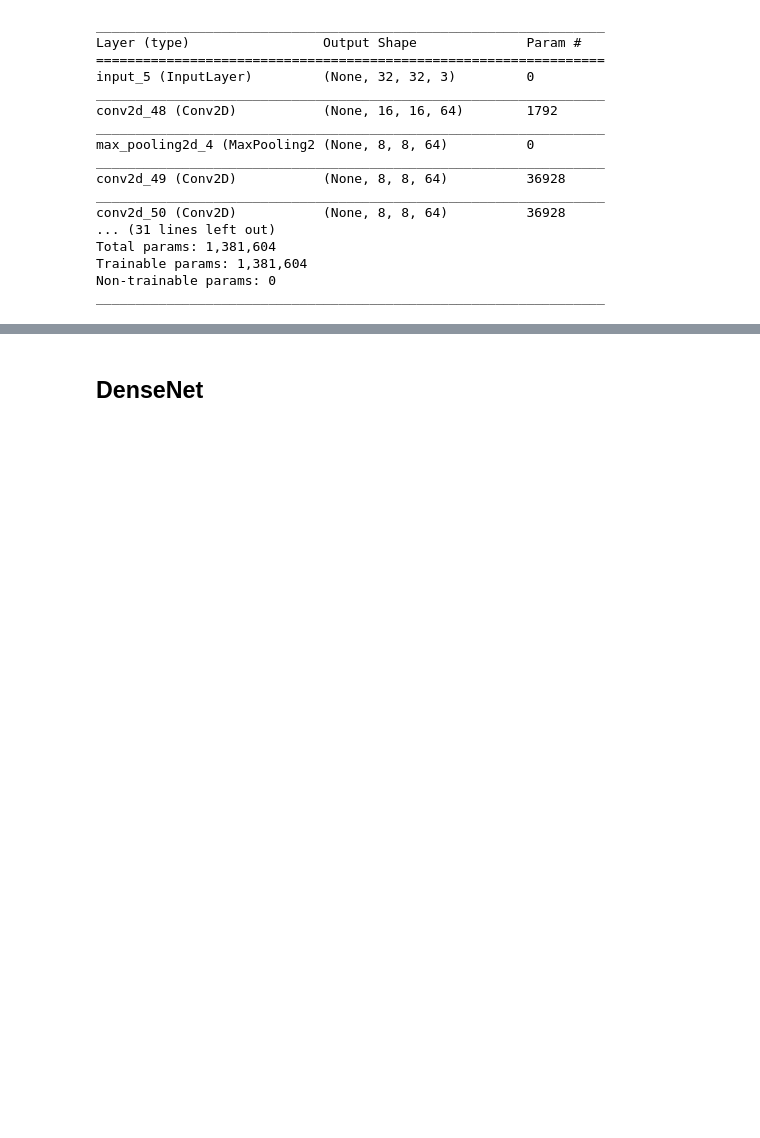
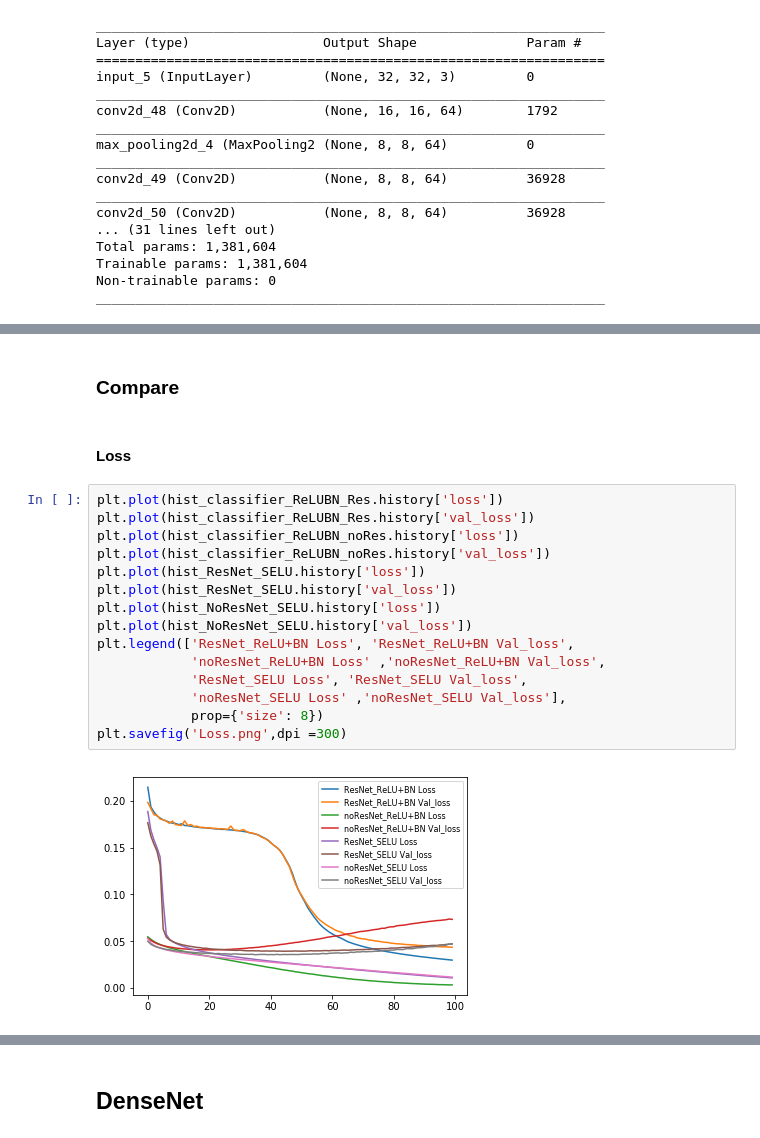
Before and after one commit to IShengFang/ResNet-DenseNet-Notebook, a Jupyter notebook: ResNet&DenseNet.ipynb, the cells around one changed output, grey strips where cells are left out. Cells and saved outputs as stored; diff of their text form; blank space fills up the shorter version.

Commit message:
update README and compare acc and loss of each each model

```diff
--- a/ResNet&DenseNet.ipynb
+++ b/ResNet&DenseNet.ipynb
@@ -499,0 +500,21 @@ plt.plot(hist_NoResNet_SELU.history['val_acc'])
+# %% [markdown]
+### Compare
+# %% [markdown]
+#### Loss
+# %%
+plt.plot(hist_classifier_ReLUBN_Res.history['loss'])
+plt.plot(hist_classifier_ReLUBN_Res.history['val_loss'])
+plt.plot(hist_classifier_ReLUBN_noRes.history['loss'])
+plt.plot(hist_classifier_ReLUBN_noRes.history['val_loss'])
+plt.plot(hist_ResNet_SELU.history['loss'])
+plt.plot(hist_ResNet_SELU.history['val_loss'])
+plt.plot(hist_NoResNet_SELU.history['loss'])
+plt.plot(hist_NoResNet_SELU.history['val_loss'])
+plt.legend(['ResNet_ReLU+BN Loss', 'ResNet_ReLU+BN Val_loss',
+            'noResNet_ReLU+BN Loss' ,'noResNet_ReLU+BN Val_loss',
+            'ResNet_SELU Loss', 'ResNet_SELU Val_loss',
+            'noResNet_SELU Loss' ,'noResNet_SELU Val_loss'],
+            prop={'size': 8})
+plt.savefig('Loss.png',dpi =300)
+# %% [output]
+[figure, added]
```
Also changed, not shown: parts of 23 cells of this notebook, 8 other files.
